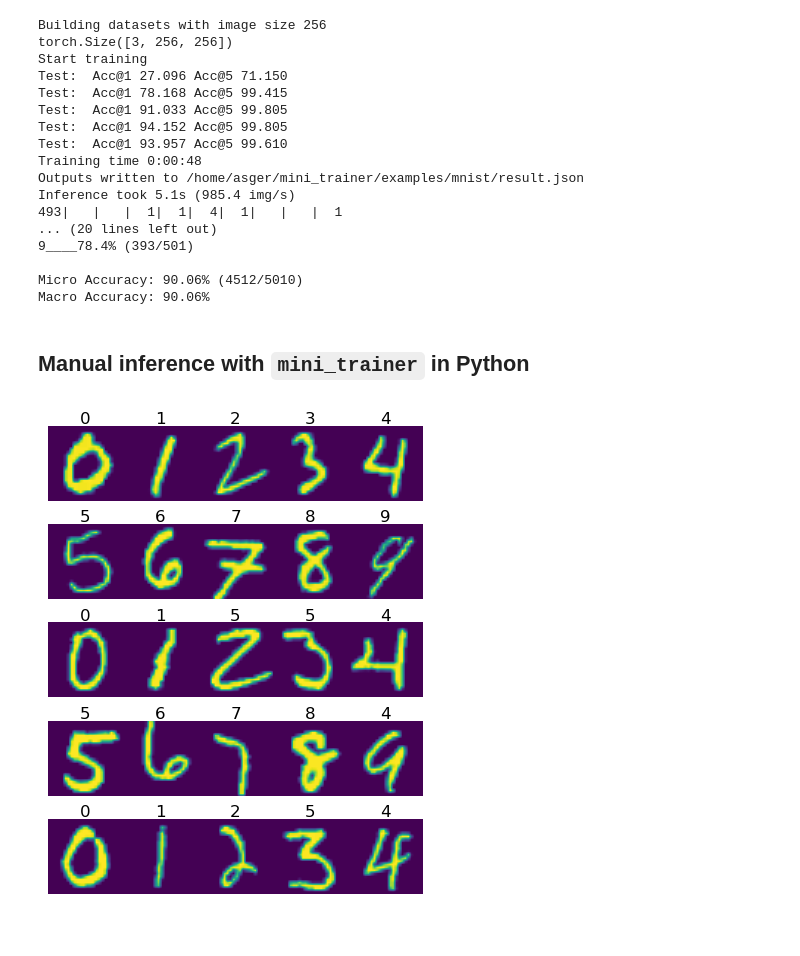
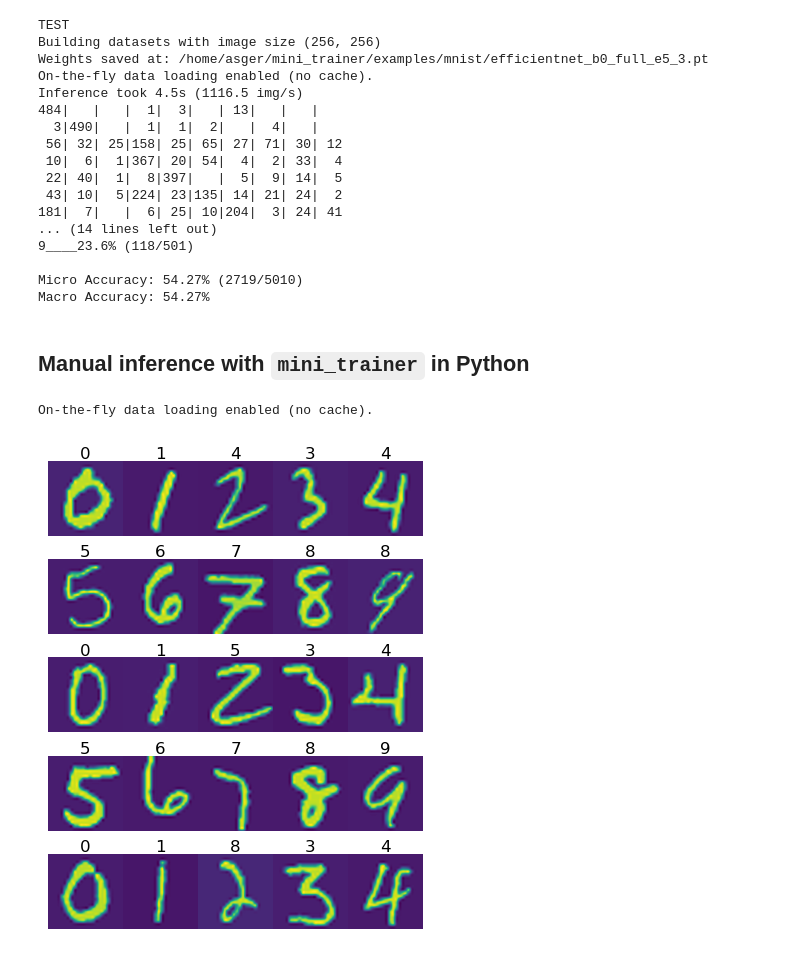
Before and after one commit to asgersvenning/mini_trainer, a Jupyter notebook: examples/mnist.ipynb, the cells around one changed output. Drawn from its saved outputs; the diff is of its cells as text; code cells hidden in the pictures.

```diff
--- a/examples/mnist.ipynb
+++ b/examples/mnist.ipynb
@@ -119,39 +119,37 @@ prepare_train_mnist_for_minitrainer()
 prepare_test_mnist_for_minitrainer()
 # %%
 !cd mnist \
-    && mt_train -i train --model efficientnet_b0 --batch_size 64 --epochs 5 --warmup_epochs 2 \
-    && mt_predict -i test --class_index class_index.json --model efficientnet_b0 --weights efficientnet_b0_full_e5.pt --training_format
+    && mt_train -i train --model efficientnet_b0 --batch_size 64 --epochs 15 --warmup_epochs 2 --lr 0.001 --cache CUDA \
+    && mt_predict -i test --class_index class_index.json --model efficientnet_b0 --weights efficientnet_b0_full_e15.pt --training_format --verbose
 # %% [output]
-Building datasets with image size 256
-torch.Size([3, 256, 256])
-Start training
-Test:  Acc@1 27.096 Acc@5 71.150
-Test:  Acc@1 78.168 Acc@5 99.415
-Test:  Acc@1 91.033 Acc@5 99.805
-Test:  Acc@1 94.152 Acc@5 99.805
-Test:  Acc@1 93.957 Acc@5 99.610
-Training time 0:00:48
-Outputs written to /home/asger/mini_trainer/examples/mnist/result.json
-Inference took 5.1s (985.4 img/s)
-493|   |   |  1|  1|  4|  1|   |   |  1
-... (20 lines left out)
-9____78.4% (393/501)
+TEST
+Building datasets with image size (256, 256)
+Weights saved at: /home/asger/mini_trainer/examples/mnist/efficientnet_b0_full_e5_3.pt
+On-the-fly data loading enabled (no cache).
+Inference took 4.5s (1116.5 img/s)
+484|   |   |  1|  3|   | 13|   |   |
+  3|490|   |  1|  1|  2|   |  4|   |
+ 56| 32| 25|158| 25| 65| 27| 71| 30| 12
+ 10|  6|  1|367| 20| 54|  4|  2| 33|  4
+ 22| 40|  1|  8|397|   |  5|  9| 14|  5
+ 43| 10|  5|224| 23|135| 14| 21| 24|  2
+181|  7|   |  6| 25| 10|204|  3| 24| 41
+... (14 lines left out)
+9____23.6% (118/501)
 
-Micro Accuracy: 90.06% (4512/5010)
-Macro Accuracy: 90.06%
+Micro Accuracy: 54.27% (2719/5010)
+Macro Accuracy: 54.27%
 # %%
 import torch
-from mini_trainer.builders import base_model_builder
+from mini_trainer.builders import BaseBuilder
 
 device, dtype = torch.device("cuda:0"), torch.float32
 
-model, mproc = base_model_builder(
-    "efficientnet_b0",
-    "mnist/efficientnet_b0_full_e5.pt",
-    False,
-    device,
-    dtype,
-    10
+model, mproc = BaseBuilder.build_model(
+    model_type="efficientnet_b0",
+    weights="mnist/efficientnet_b0_full_e15.pt",
+    device=device,
+    dtype=dtype
 )
 model.eval()
 pass
@@ -160,27 +158,29 @@ pass
 # %%
 from matplotlib import pyplot as plt
 from matplotlib.axes import Axes
 
-from mini_trainer.predict import ImageLoader
-from mini_trainer.utils import BaseResultCollector
+from mini_trainer.utils.io import LazyDataset
+from mini_trainer.utils.logging import BaseResultCollector
+# from mini_trainer.utils import BaseResultCollector
 
 images = [f"/home/asger/mini_trainer/examples/mnist/test/{i % 10}/{i}.png" for i in range(25)]
-ds = ImageLoader(mproc, dtype, device)(images)
+ds = LazyDataset(mproc, images)
 
 fig, axs = plt.subplots(5, 5, figsize=(3.75, 5))
 
 for i, ax in enumerate(axs.flatten()):
     tim = ds[i]
-    with torch.no_grad():
-        prediction = model(tim.unsqueeze(0))
+    with torch.inference_mode():
+        prediction = model(tim.unsqueeze(0).to(device))
     if not isinstance(ax, Axes):
         raise TypeError()
     ax.matshow(tim.permute(1, 2, 0).cpu().mean(dim=2))
     ax.set_title(prediction.argmax().item(), pad=0, y=1.025)
     ax.axis("off")
 
 plt.tight_layout(pad=0)
 plt.show()
 # %% [output]
+On-the-fly data loading enabled (no cache).
-[figure, old version]
+[figure, new version]
 # %%
```
Also changed, not shown: parts of 1 cell of this notebook, 7 other files.
